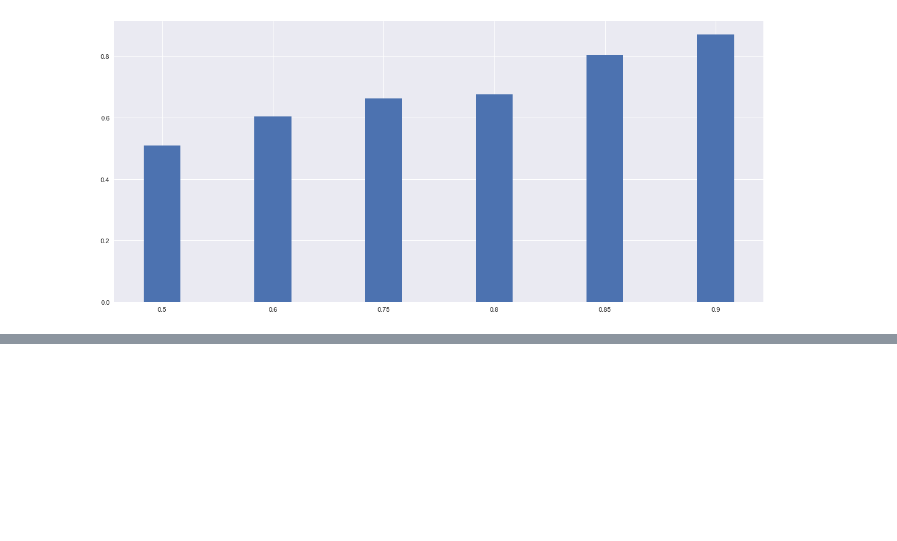
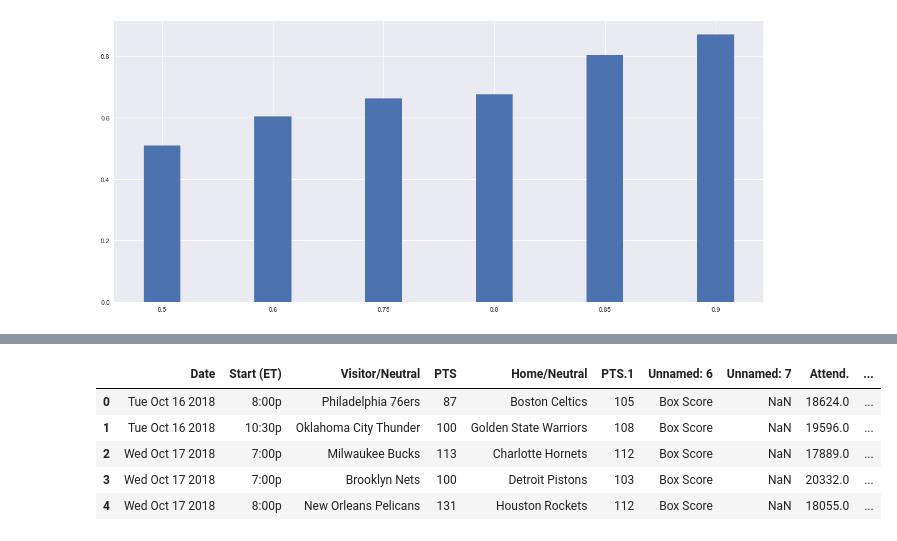
Before and after one commit to laimis/gamepredictions, a Jupyter notebook: train_model.ipynb, the cells around one changed output, grey strips where cells are left out. Cells and saved outputs as stored; diff of their text form; code cells hidden in the pictures; blank space fills up the shorter version.

```diff
--- a/train_model.ipynb
+++ b/train_model.ipynb
@@ -142,0 +139,14 @@ plt.show()
+# %%
+result_file = "input\\nba\\2018.csv"
+
+_, stats = importer.generate_output_and_stats(2018, result_file)
+
+results = pd.read_csv(result_file)
+results.head()
+# %% [output]
+|  | Date | Start (ET) | Visitor/Neutral | PTS | Home/Neutral | PTS.1 | Unnamed: 6 | Unnamed: 7 | Attend. | ... |
+| 0 | Tue Oct 16 2018 | 8:00p | Philadelphia 76ers | 87 | Boston Celtics | 105 | Box Score | NaN | 18624.0 | ... |
+| 1 | Tue Oct 16 2018 | 10:30p | Oklahoma City Thunder | 100 | Golden State Warriors | 108 | Box Score | NaN | 19596.0 | ... |
+| 2 | Wed Oct 17 2018 | 7:00p | Milwaukee Bucks | 113 | Charlotte Hornets | 112 | Box Score | NaN | 17889.0 | ... |
+| 3 | Wed Oct 17 2018 | 7:00p | Brooklyn Nets | 100 | Detroit Pistons | 103 | Box Score | NaN | 20332.0 | ... |
+| 4 | Wed Oct 17 2018 | 8:00p | New Orleans Pelicans | 131 | Houston Rockets | 112 | Box Score | NaN | 18055.0 | ... |
```
Also changed, not shown: parts of 8 cells of this notebook.
